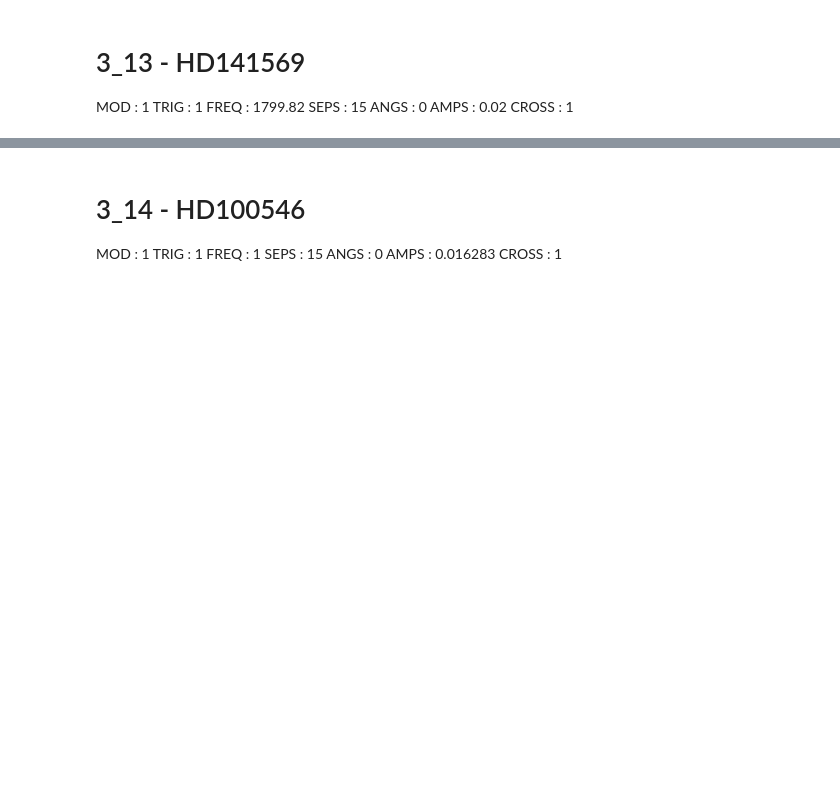
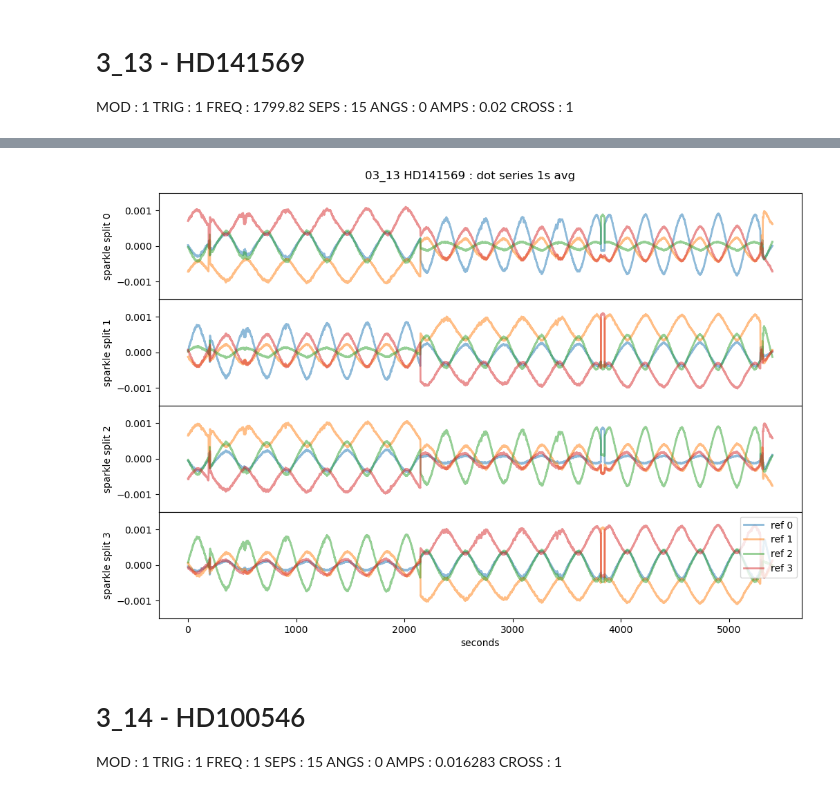
Before and after one commit to edenacadia/sparkles, a Jupyter notebook: dev/sparkles_2023A.ipynb, the cells around one changed output, grey strips where cells are left out. Saved outputs shown, nothing was run; the diff lists cells and outputs as text; code cells hidden in the pictures; blank space fills up the shorter version.

```diff
--- a/dev/sparkles_2023A.ipynb
+++ b/dev/sparkles_2023A.ipynb
@@ -214,3 +259,11 @@ MOD : 1   TRIG : 1   FREQ : 1799.82   SEPS : 15   ANGS : 0   AMPS : 0.02   CROSS
+# %%
+# Pulling saved dot product
+avg_dot_file = sky_dir_0313_HD1415.replace('camwfs/', "data_chunks_list.npy")
+avg_dot_0313_HD14 = np.vstack(np.load(avg_dot_file))
+# %%
+sp.plot_dotSeries_all("03_13 HD141569 ", avg_dot_0313_HD14, min=-0.0015, max=0.0015)
+# %% [output]
+[figure, added]
 # %% [markdown]
 # 3_14 - HD100546
 
```
Also changed, not shown: parts of 25 cells of this notebook, 6 other files.
